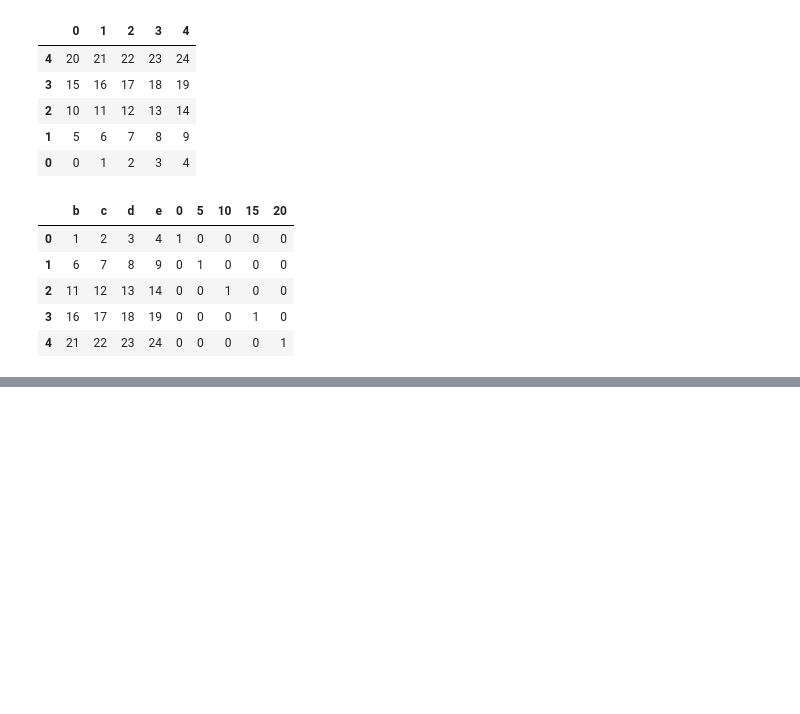
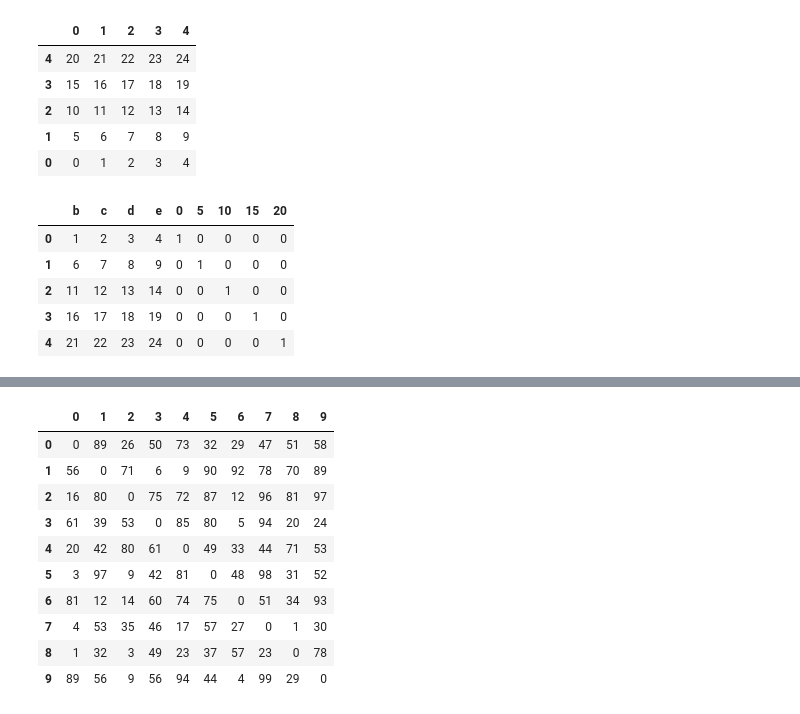
Before and after one commit to YLTsai0609/pandas_101, a Jupyter notebook: notebook.ipynb, the cells around one changed output, grey strips where cells are left out. Cells and saved outputs as stored; diff of their text form; code cells hidden in the pictures; blank space fills up the shorter version.

```diff
--- a/notebook.ipynb
+++ b/notebook.ipynb
@@ -1243,0 +1357,29 @@ max_corr_list
+# %%
+# 66. How to replace both the diagonals of dataframe with 0?
+# Difficulty Level: L2
+
+# Replace both values in both diagonals of df with 0.
+
+df = pd.DataFrame(np.random.randint(1,100, 100).reshape(10, -1))
+
+# More readable
+np.fill_diagonal(df.values, 0)
+
+df
+# hint
+# np.fill_diagonal 沒有return值,
+# 因此 new_array = np.fill_diagonal(df.values, 0), new_array會為None
+# pd.DataFrame.values 只能呼叫，無法直接帶入值
+# 因此 df.vales = np.fill_diagonal(df.values, 0) 不會work
+# %% [output]
+|  | 0 | 1 | 2 | 3 | 4 | 5 | 6 | 7 | 8 | 9 |
+| 0 | 0 | 89 | 26 | 50 | 73 | 32 | 29 | 47 | 51 | 58 |
+| 1 | 56 | 0 | 71 | 6 | 9 | 90 | 92 | 78 | 70 | 89 |
+| 2 | 16 | 80 | 0 | 75 | 72 | 87 | 12 | 96 | 81 | 97 |
+| 3 | 61 | 39 | 53 | 0 | 85 | 80 | 5 | 94 | 20 | 24 |
+| 4 | 20 | 42 | 80 | 61 | 0 | 49 | 33 | 44 | 71 | 53 |
+| 5 | 3 | 97 | 9 | 42 | 81 | 0 | 48 | 98 | 31 | 52 |
+| 6 | 81 | 12 | 14 | 60 | 74 | 75 | 0 | 51 | 34 | 93 |
+| 7 | 4 | 53 | 35 | 46 | 17 | 57 | 27 | 0 | 1 | 30 |
+| 8 | 1 | 32 | 3 | 49 | 23 | 37 | 57 | 23 | 0 | 78 |
+| 9 | 89 | 56 | 9 | 56 | 94 | 44 | 4 | 99 | 29 | 0 |
```
Also changed, not shown: parts of 24 cells of this notebook, 1 other file.
